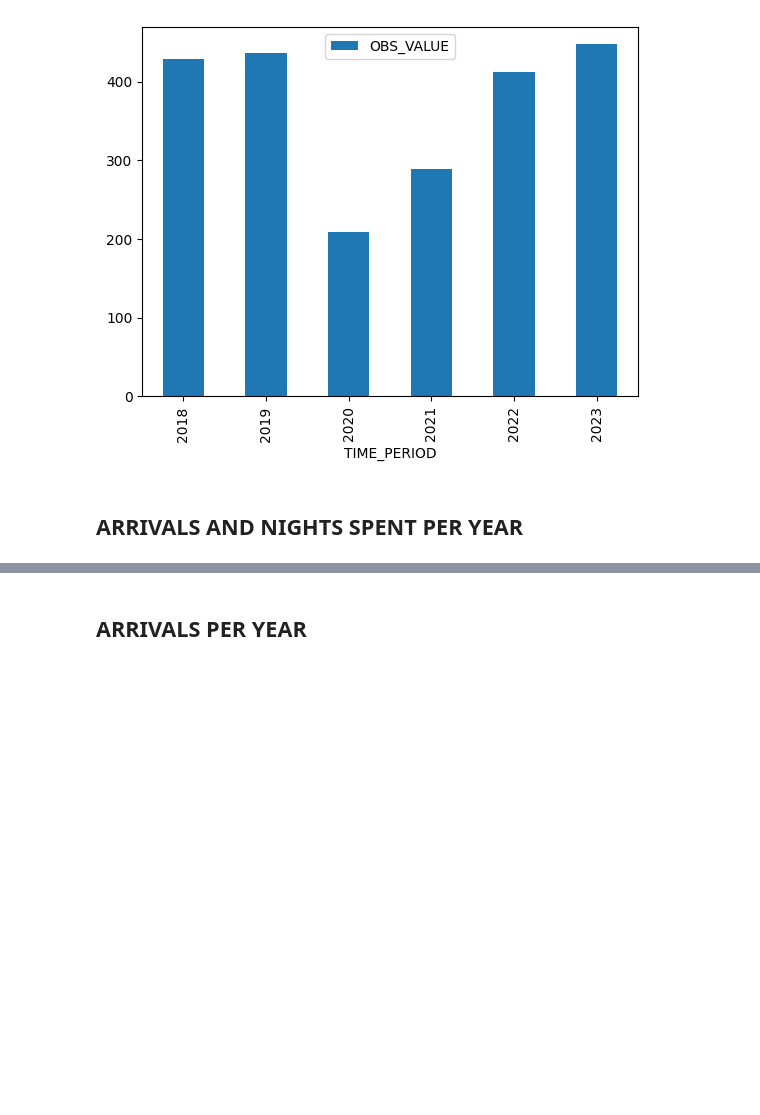
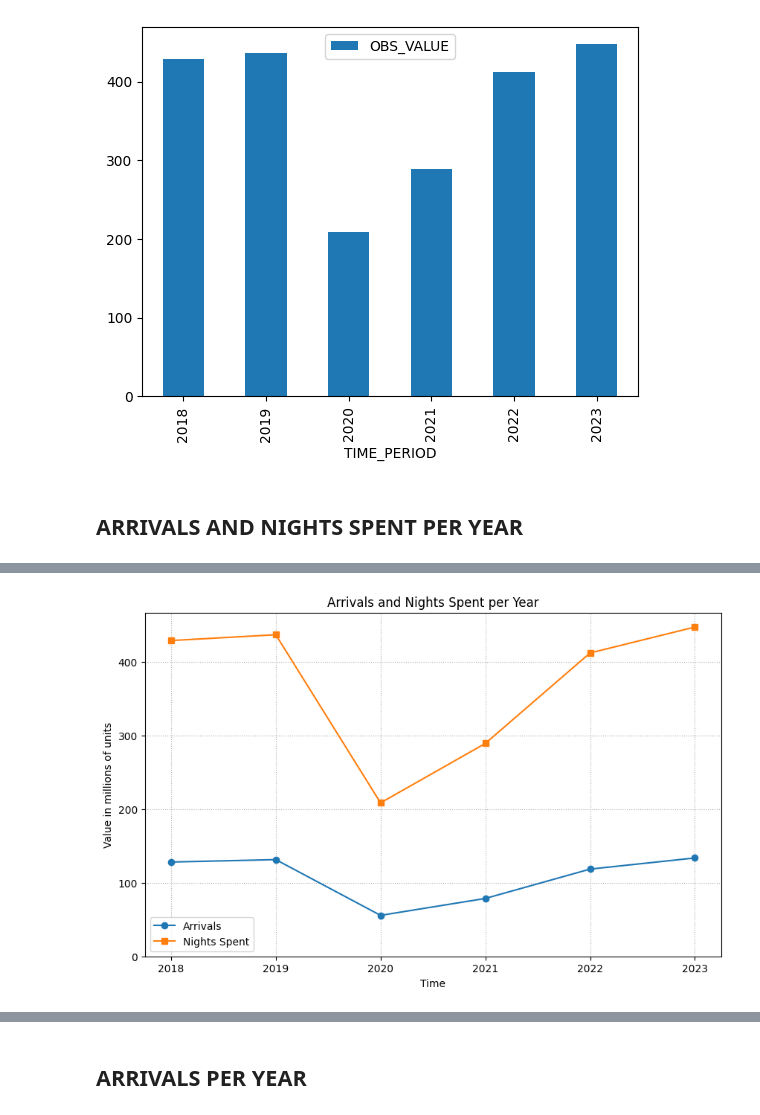
Before and after one commit to T0ls/data-Visualization, a Jupyter notebook: code/index.ipynb, the cells around one changed output, grey strips where cells are left out. Saved outputs shown, nothing was run; the diff lists cells and outputs as text; code cells hidden in the pictures; blank space fills up the shorter version.

```diff
--- a/code/index.ipynb
+++ b/code/index.ipynb
@@ -63,0 +80,21 @@ ValueError: x and y must have same first dimension, but have shapes (72,) and (6
+# %%
+fig, ax = plt.subplots(figsize=(10, 6))
+
+# Plotting arrivals
+ax.plot(arrivals.index, arrivals['OBS_VALUE'], 'o-', label='Arrivals')
+
+# Plotting nights spent
+ax.plot(nights_spent.index, nights_spent['OBS_VALUE'], 's-', label='Nights Spent')
+
+# Adding labels and title
+ax.set_ylabel("Value in millions of units")
+ax.set_xlabel("Time")
+ax.legend()
+ax.set_title("Arrivals and Nights Spent per Year")
+ax.grid(True, linestyle=':')
+
+ax.set_ylim(bottom=0)
+
+plt.show()
+# %% [output]
+[figure, added]
```
Also changed, not shown: parts of 6 cells of this notebook.
